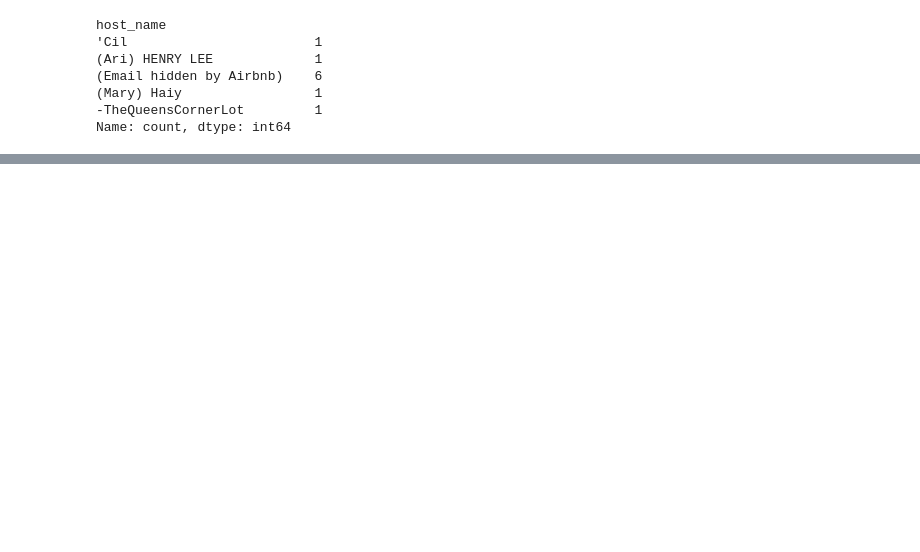
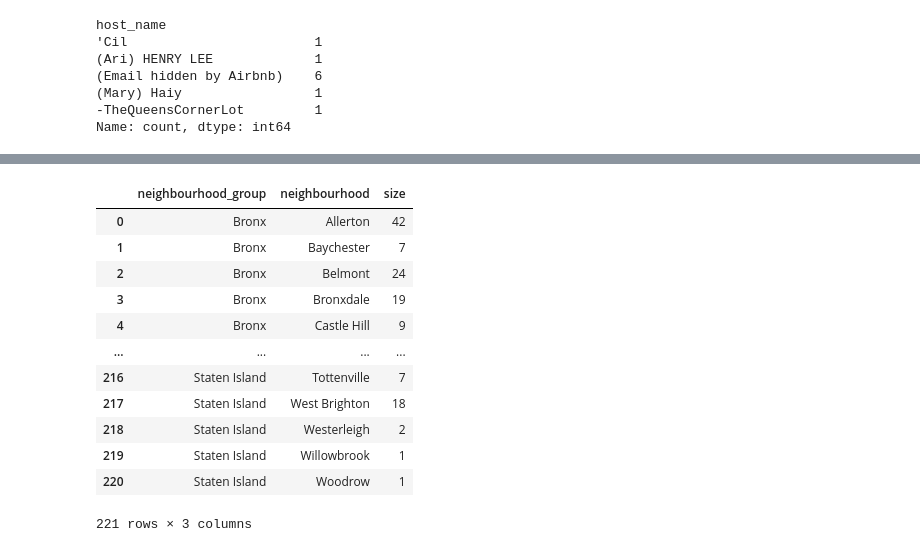
Before and after one commit to HyunJunSon/NIPA-ORACLE, a Jupyter notebook: pandas_tutorial.ipynb, the cells around one changed output, grey strips where cells are left out. Cells and saved outputs as stored; diff of their text form; code cells hidden in the pictures; blank space fills up the shorter version.

```diff
--- a/pandas_tutorial.ipynb
+++ b/pandas_tutorial.ipynb
@@ -597,0 +559,18 @@ Name: host_name, Length: 48895, dtype: float64
+# %%
+# 47 neighbourhood_group의 값에 따른 neighbourhood컬럼 값의 갯수를 구하여라
+
+df[['neighbourhood_group','neighbourhood']].groupby(['neighbourhood_group','neighbourhood'], as_index=False).size()
+# %% [output]
+|  | neighbourhood_group | neighbourhood | size |
+| 0 | Bronx | Allerton | 42 |
+| 1 | Bronx | Baychester | 7 |
+| 2 | Bronx | Belmont | 24 |
+| 3 | Bronx | Bronxdale | 19 |
+| 4 | Bronx | Castle Hill | 9 |
+| ... | ... | ... | ... |
+| 216 | Staten Island | Tottenville | 7 |
+| 217 | Staten Island | West Brighton | 18 |
+| 218 | Staten Island | Westerleigh | 2 |
+| 219 | Staten Island | Willowbrook | 1 |
+| 220 | Staten Island | Woodrow | 1 |
+221 rows × 3 columns
```
Also changed, not shown: parts of 9 cells of this notebook.
